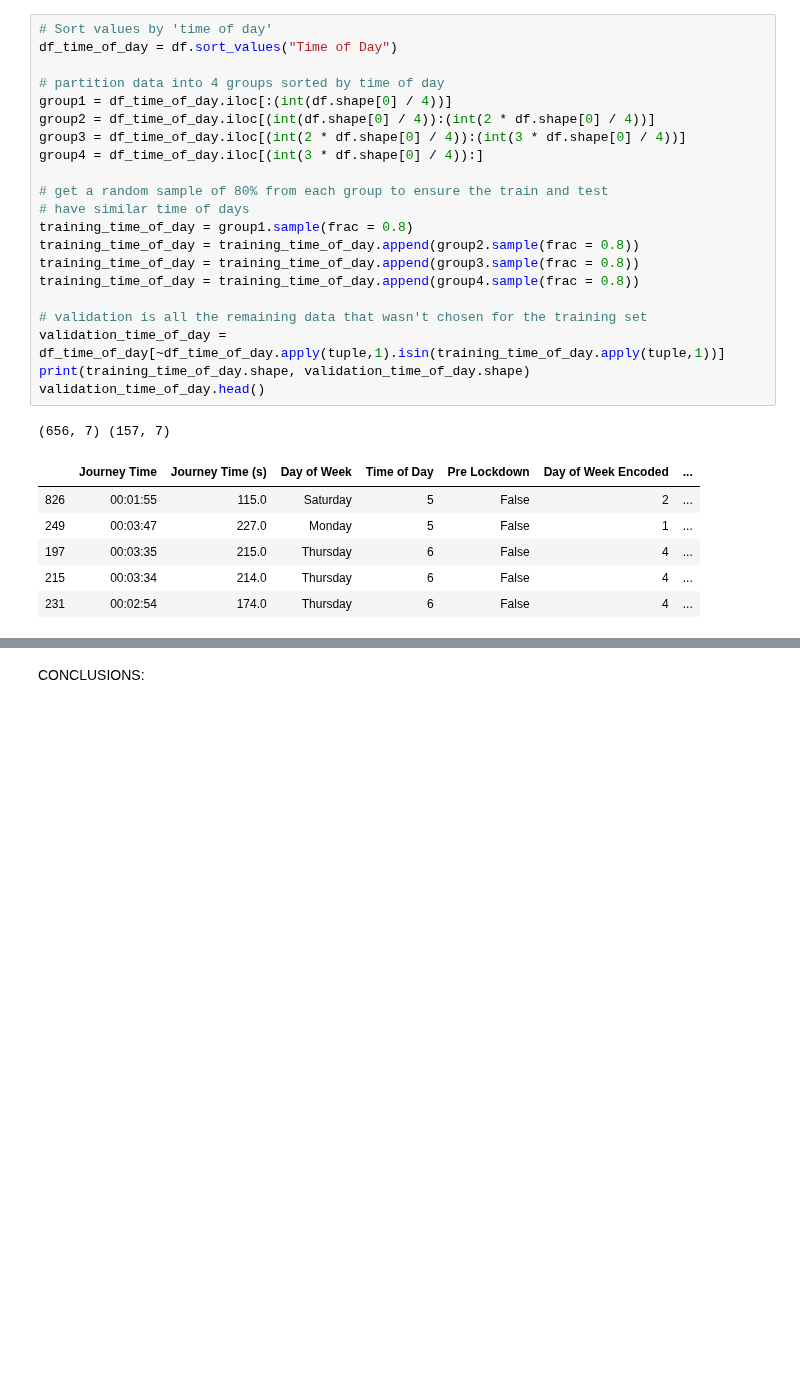
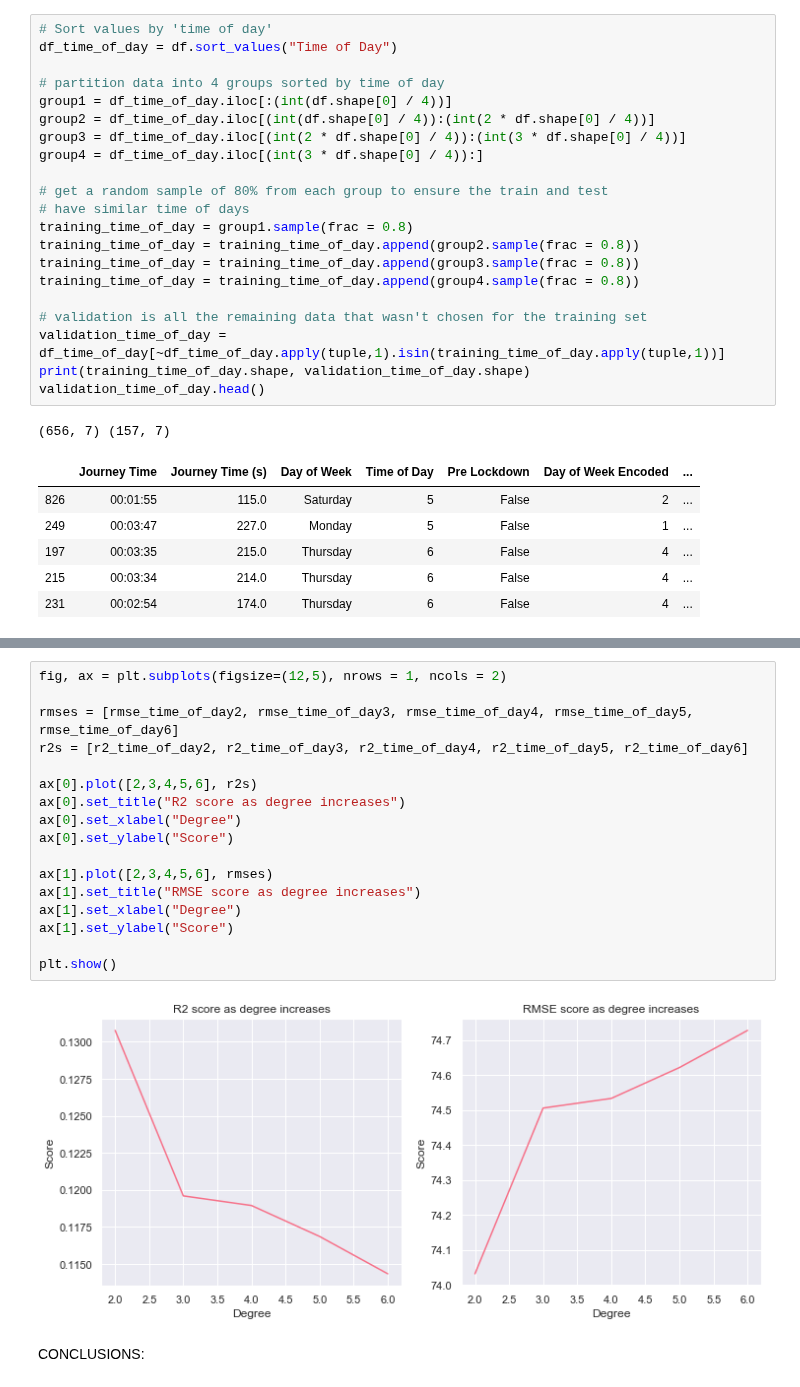
Before and after one commit to serenelc/individual-project-beng, a Jupyter notebook: regression-model.ipynb, the cells around one changed output, grey strips where cells are left out. Saved outputs shown, nothing was run; the diff lists cells and outputs as text; blank space fills up the shorter version.

```diff
--- a/regression-model.ipynb
+++ b/regression-model.ipynb
@@ -464,3 +494,22 @@ plt.show()
+# %%
+fig, ax = plt.subplots(figsize=(12,5), nrows = 1, ncols = 2)
+
+rmses = [rmse_time_of_day2, rmse_time_of_day3, rmse_time_of_day4, rmse_time_of_day5, rmse_time_of_day6]
+r2s = [r2_time_of_day2, r2_time_of_day3, r2_time_of_day4, r2_time_of_day5, r2_time_of_day6]
+
+ax[0].plot([2,3,4,5,6], r2s)
+ax[0].set_title("R2 score as degree increases")
+ax[0].set_xlabel("Degree")
+ax[0].set_ylabel("Score")
+
+ax[1].plot([2,3,4,5,6], rmses)
+ax[1].set_title("RMSE score as degree increases")
+ax[1].set_xlabel("Degree")
+ax[1].set_ylabel("Score")
+
+plt.show()
+# %% [output]
+[figure, added]
 # %% [markdown]
 CONCLUSIONS:
 # %% [markdown]
```
Also changed, not shown: parts of 4 cells of this notebook, 40 other files.
